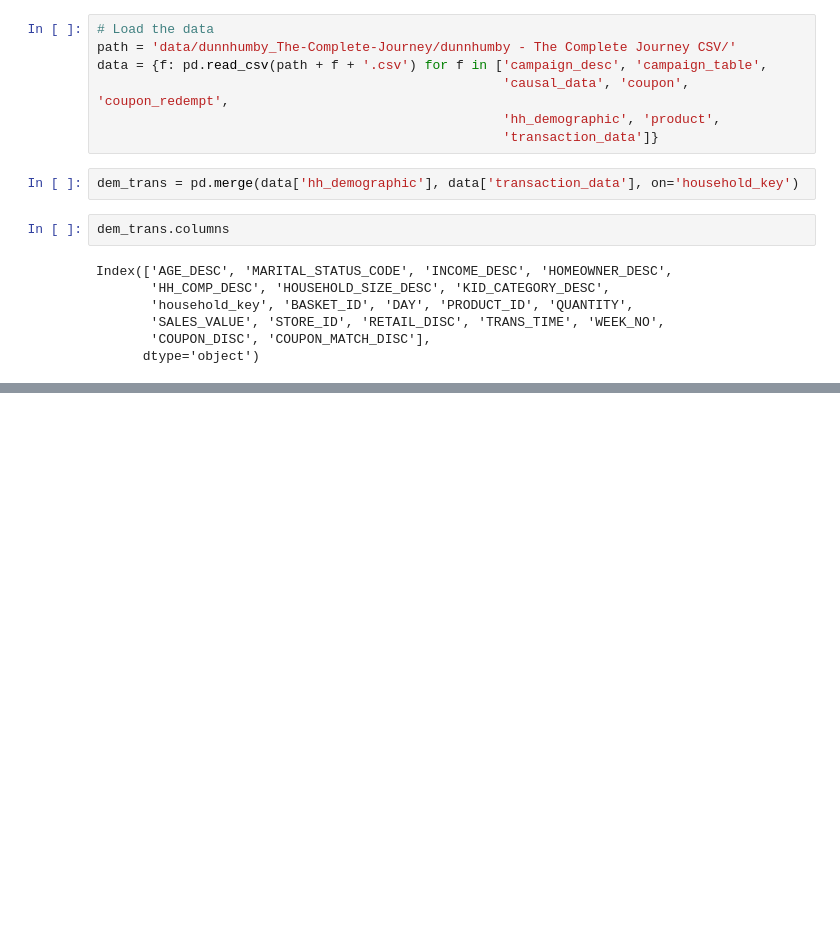
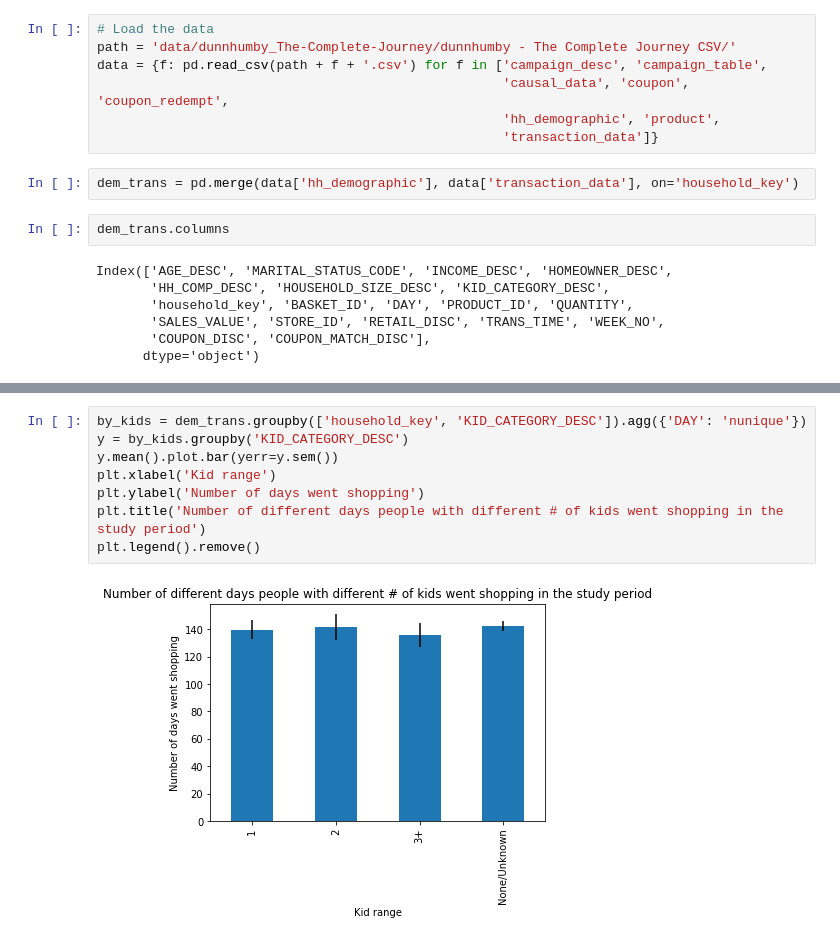
Before and after one commit to Lucianod28/Ada-project, a Jupyter notebook: Luciano.ipynb, the cells around one changed output, grey strips where cells are left out. Drawn from its saved outputs; the diff is of its cells as text; blank space fills up the shorter version.

```diff
--- a/Luciano.ipynb
+++ b/Luciano.ipynb
@@ -32,0 +58,10 @@ plt.ylabel('Number of days went shop')
+# %%
+by_kids = dem_trans.groupby(['household_key', 'KID_CATEGORY_DESC']).agg({'DAY': 'nunique'})
+y = by_kids.groupby('KID_CATEGORY_DESC')
+y.mean().plot.bar(yerr=y.sem())
+plt.xlabel('Kid range')
+plt.ylabel('Number of days went shopping')
+plt.title('Number of different days people with different # of kids went shopping in the study period')
+plt.legend().remove()
+# %% [output]
+[figure, added]
```
Also changed, not shown: parts of 5 cells of this notebook.
